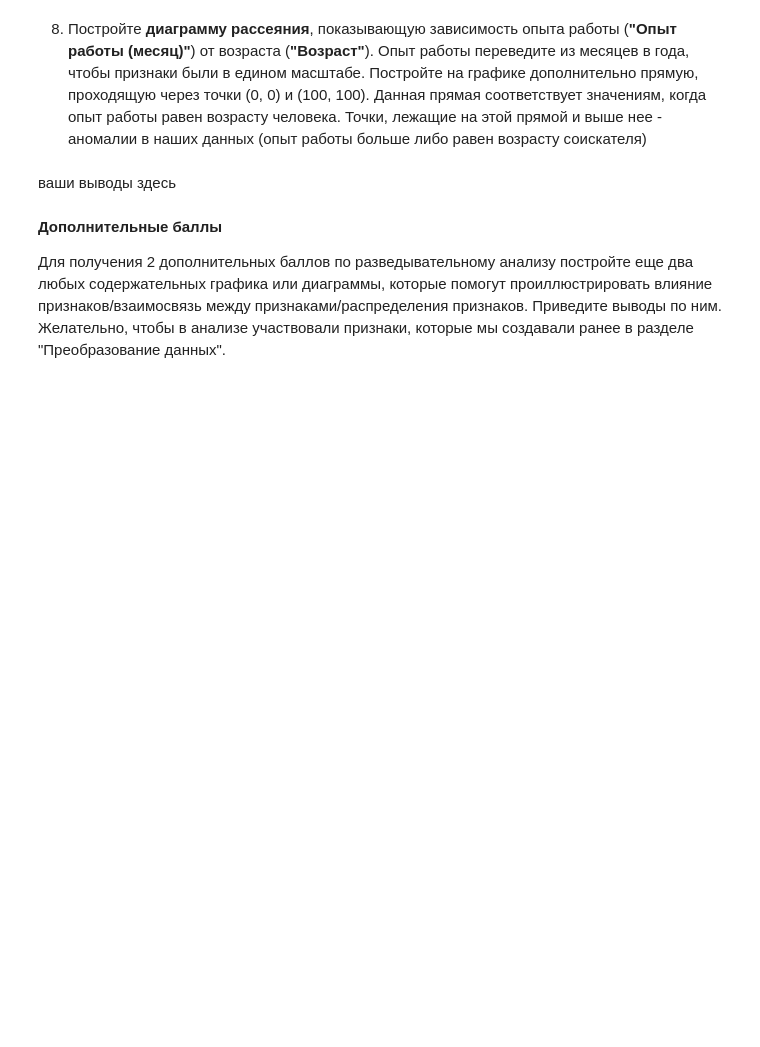
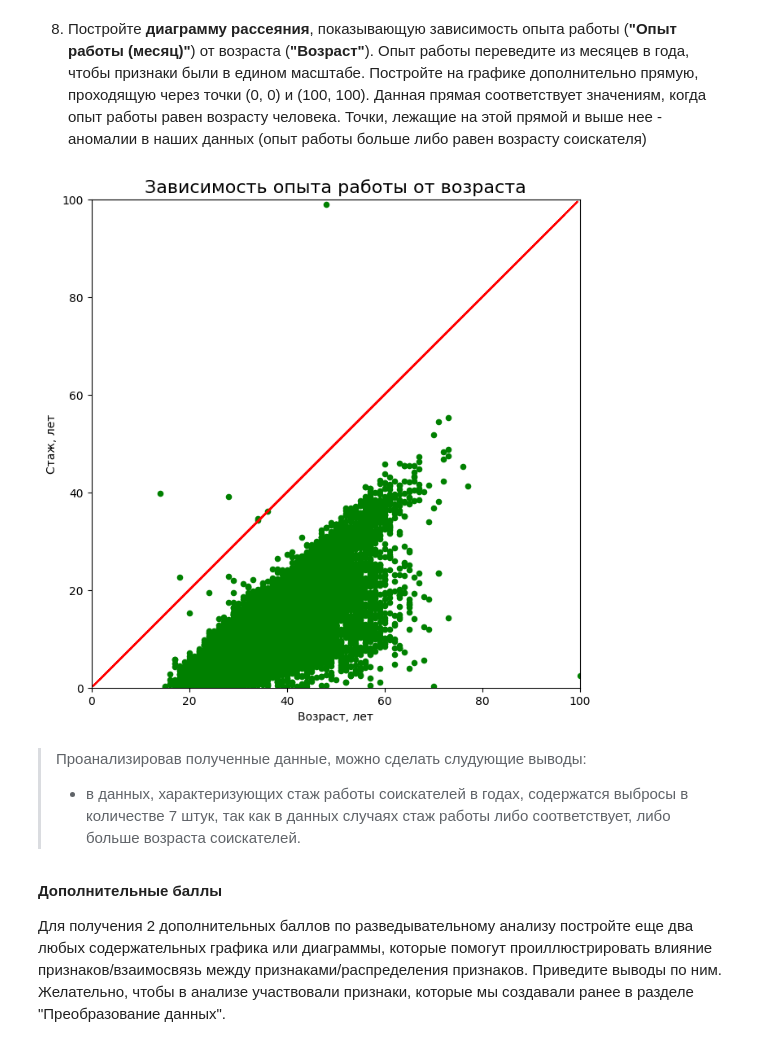
Before and after one commit to rafferti95/st_data_science, a Jupyter notebook: Project 1/Project 1.ipynb, the cells around one changed output. Drawn from its saved outputs; the diff is of its cells as text; code cells hidden in the pictures; blank space fills up the shorter version.

```diff
--- a/Project 1/Project 1.ipynb
+++ b/Project 1/Project 1.ipynb
@@ -543,5 +565,28 @@ display(test2)
+# %%
+import numpy as np
+
+fig = plt.figure(figsize = (6, 6))
+axes = fig.add_axes([0, 0, 1, 1])
+
+axes.scatter(
+    x = data_set['Возраст'],
+    y = data_set['Стаж (лет)'],
+    s = 20,
+    marker = 'o',
+    c = 'green'
+);
+axes.set_title('Зависимость опыта работы от возраста', fontsize = 16)
+axes.set_xlabel('Возраст, лет')
+axes.set_ylabel('Стаж, лет')
+axes.set_xlim(0, 100)
+axes.set_ylim(0, 100)
+
+plt.plot(100*x, 100*x, color='red');
+# %% [output]
+[figure, added]
 # %% [markdown]
-ваши выводы здесь
+>Проанализировав полученные данные, можно сделать слудующие выводы:
+>* в данных, характеризующих стаж работы соискателей в годах, содержатся выбросы в количестве 7 штук, так как в данных случаях стаж работы либо соответствует, либо больше возраста соискателей.
 # %% [markdown]
 **Дополнительные баллы**
 
```
Also changed, not shown: parts of 7 cells of this notebook.
